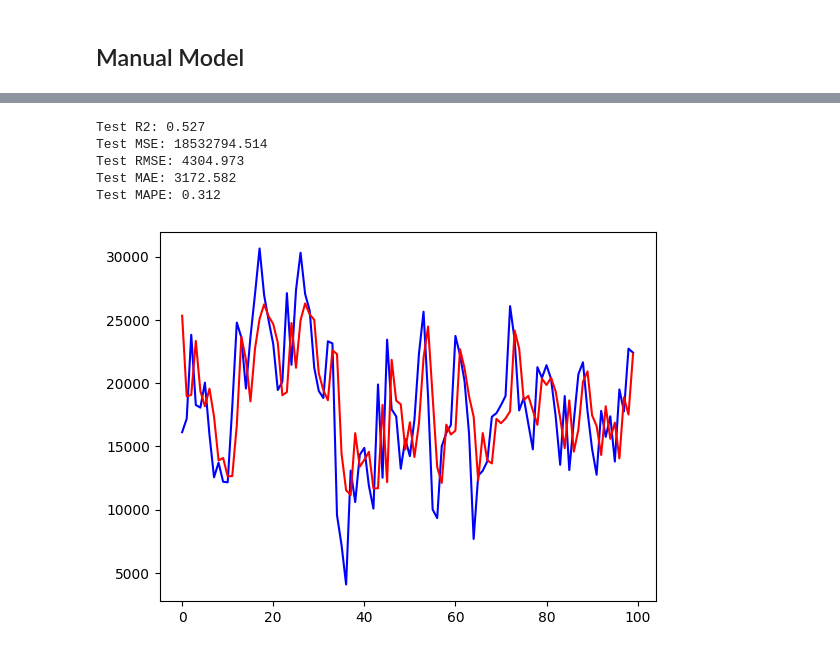
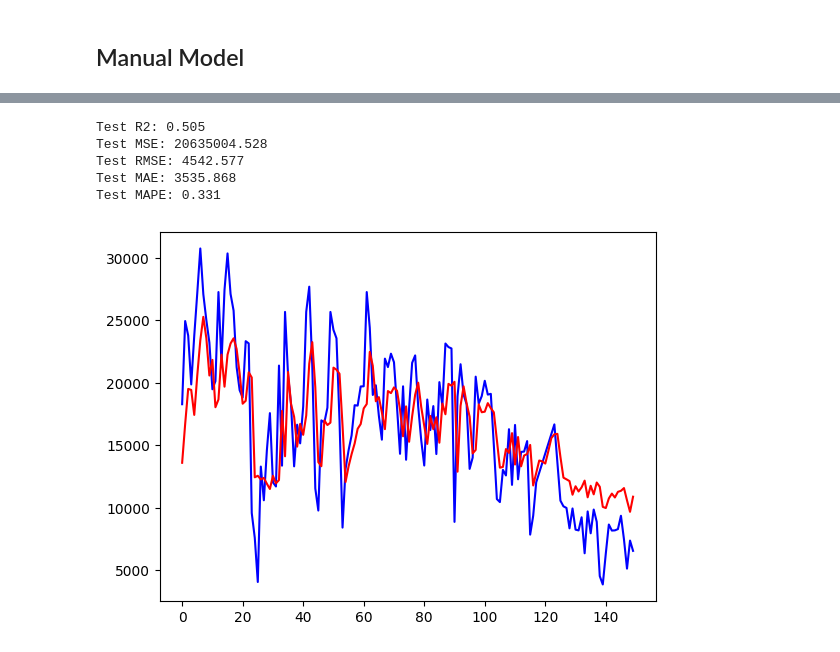
Before and after one commit to diasYuri/radiation-forecast, a Jupyter notebook: notebook/1. lstm_with_interpolation.ipynb, the cells around one changed output, grey strips where cells are left out. Saved outputs shown, nothing was run; the diff lists cells and outputs as text; code cells hidden in the pictures.

```diff
--- a/notebook/1. lstm_with_interpolation.ipynb
+++ b/notebook/1. lstm_with_interpolation.ipynb
@@ -171,5 +105,5 @@ print(df, df_scaled)
 # %%
-X, Y = windowing(df_scaled, 5, 1)
+X, Y = windowing(df_scaled, predict_column='RADIATION', step_back=step_back, step_front=1)
 train_x, train_y, test_x, test_y = split_data(X, Y, length=len(df_scaled), ratio=0.9)
 # %% [markdown]
 ## LSTM
@@ -289,33 +179,36 @@ print(test_x.shape, test_y.shape)
 # %%
-from keras.models import Sequential
-from keras.layers import LSTM
-from keras.layers import Bidirectional, Dropout, Activation, Dense, LSTM, InputLayer
-from keras.callbacks import EarlyStopping
-
-
 model2 = Sequential([
-    Dense(1, input_shape=(5, 3)),
-    Dense(units=352),
-    Dropout(rate=0.35),
-    LSTM(units=320),
+    LSTM(units=350, input_shape=(step_back, 3), return_sequences=True),
+    Dropout(rate=0.25),
+    LSTM(units=350),
     Dense(1, activation='sigmoid')
 ])
 
+model2 = Sequential([
+    InputLayer(input_shape=(step_back, 3)),
+    LSTM(units=350),
+    Dense(1, activation='relu')
+])
 
-model2.compile(loss='mean_squared_error', optimizer=keras.optimizers.legacy.Adam(0.01))
+model2.compile(loss='mean_squared_error', optimizer=keras.optimizers.legacy.Adam())
 
+print('Model Summary', model2.summary())
 
-es = EarlyStopping(monitor='val_loss', mode='min', verbose=1, patience=15)
+es = EarlyStopping(monitor='val_loss', mode='min', verbose=1, patience=50, restore_best_weights=True)
+#cp = ModelCheckpoint('models-keras/lstm-interpolation-5-1', save_best_only=True)
+
 history = model2.fit(train_x,
                      train_y,
-                     epochs=200,
-                     batch_size=72,
-                     #validation_data=(test_x, test_y),
-                     validation_split=0.3,
-                     verbose=2,
+                     epochs=5000,
+                     batch_size=64,
+                     validation_split=0.1,
+                     verbose=1,
                      callbacks=[es],
-                     workers=4,
+                     #workers=4,
                      use_multiprocessing=True)
+
+#model2 = load_model('models-keras/lstm-interpolation-5-1')
+
 # plot history
 pyplot.plot(history.history['loss'], label='train')
 pyplot.plot(history.history['val_loss'], label='test')
@@ -348,5 +240,5 @@ model2.evaluate(test_x, test_y, verbose=1)
 # %%
-predict = model2.predict(test_x)
+predict = model2.predict(test_x, batch_size=72)
 
 
 real = scaler.scales['RADIATION'].inverse_transform(test_y.reshape(-1,1))
@@ -356,16 +248,16 @@ predict = scaler.scales['RADIATION'].inverse_transform(predict)
 # %%
-range_plot = 100
+range_plot = 150
 
 pyplot.plot(real[0:range_plot], color='blue', label='real')
 pyplot.plot(predict[0:range_plot], color='red', label='incompleto')
 
 show_error_metrics(real, predict)
 
 pyplot.show()
 # %% [output]
-Test R2: 0.527
-Test MSE: 18532794.514
-Test RMSE: 4304.973
-Test MAE: 3172.582
-Test MAPE: 0.312
+Test R2: 0.505
+Test MSE: 20635004.528
+Test RMSE: 4542.577
+Test MAE: 3535.868
+Test MAPE: 0.331
-[figure, old version]
+[figure, new version]
```
Also changed, not shown: parts of 19 cells of this notebook, 22 other files.
